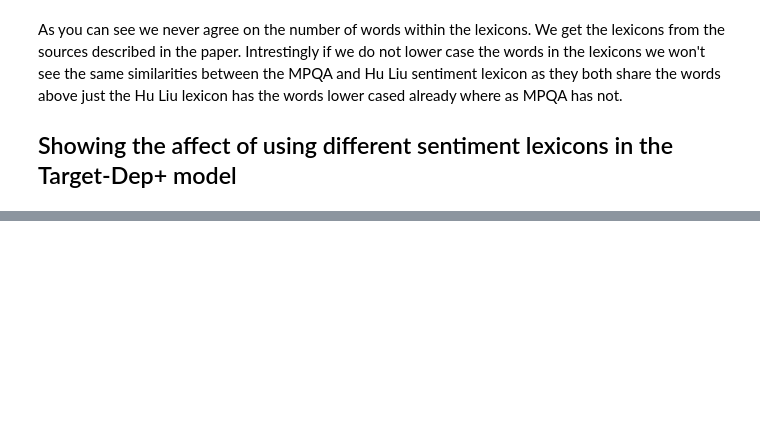
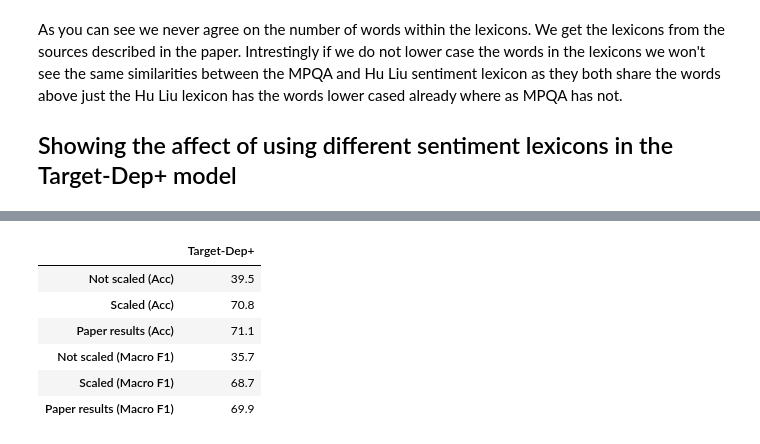
Before and after one commit to apmoore1/Bella, a Jupyter notebook: notebooks/target_model.ipynb, the cells around one changed output, grey strips where cells are left out. Saved outputs shown, nothing was run; the diff lists cells and outputs as text; code cells hidden in the pictures; blank space fills up the shorter version.

```diff
--- a/notebooks/target_model.ipynb
+++ b/notebooks/target_model.ipynb
@@ -225,0 +286,6 @@ As we can see from the results above using the combination of the two word vecto
+# %%
+c_grid_params = {'word_vectors' : [[w2v, sswe]], 'random_state' : 42, 'senti_lexicons' : [hu_liu_low]}
+best_c = target_dep_plus.find_best_c(train_data, train_y, grid_params=c_grid_params, cv=5, n_jobs=5)
+best_params = target_dep_plus.get_params(word_vector=[w2v, sswe], senti_lexicon=hu_liu_low,
+                                         random_state=42, C=best_c)
+target_dep_plus.fit(train_data, train_y, params=best_params)
@@ -225,0 +319,21 @@ As we can see from the results above using the combination of the two word vecto
+# %%
+best_params = target_dep_plus.get_params(word_vector=[w2v, sswe], senti_lexicon=hu_liu_low,
+                                         random_state=42, C=best_c, scale=False)
+target_dep_plus.fit(train_data, train_y, params=best_params)
+# %%
+target_dep_plus_res = target_dep_plus.predict(test_data)
+norm_score = lambda score: round(score * 100, 1)
+score_acc = norm_score(accuracy_score(test_y, target_dep_plus_res))
+score_f1 = norm_score(f1_score(test_y, target_dep_plus_res, average='macro') )
+
+index = ['Not scaled (Acc)', 'Scaled (Acc)', 'Paper results (Acc)',
+         'Not scaled (Macro F1)', 'Scaled (Macro F1)', 'Paper results (Macro F1)']
+pd.DataFrame({'Target-Dep+' : [score_acc, 70.8, 71.1, score_f1, 68.7, 69.9]}, index=index)
+# %% [output]
+|  | Target-Dep+ |
+| Not scaled (Acc) | 39.5 |
+| Scaled (Acc) | 70.8 |
+| Paper results (Acc) | 71.1 |
+| Not scaled (Macro F1) | 35.7 |
+| Scaled (Macro F1) | 68.7 |
+| Paper results (Macro F1) | 69.9 |
```
Also changed, not shown: parts of 26 cells of this notebook.
